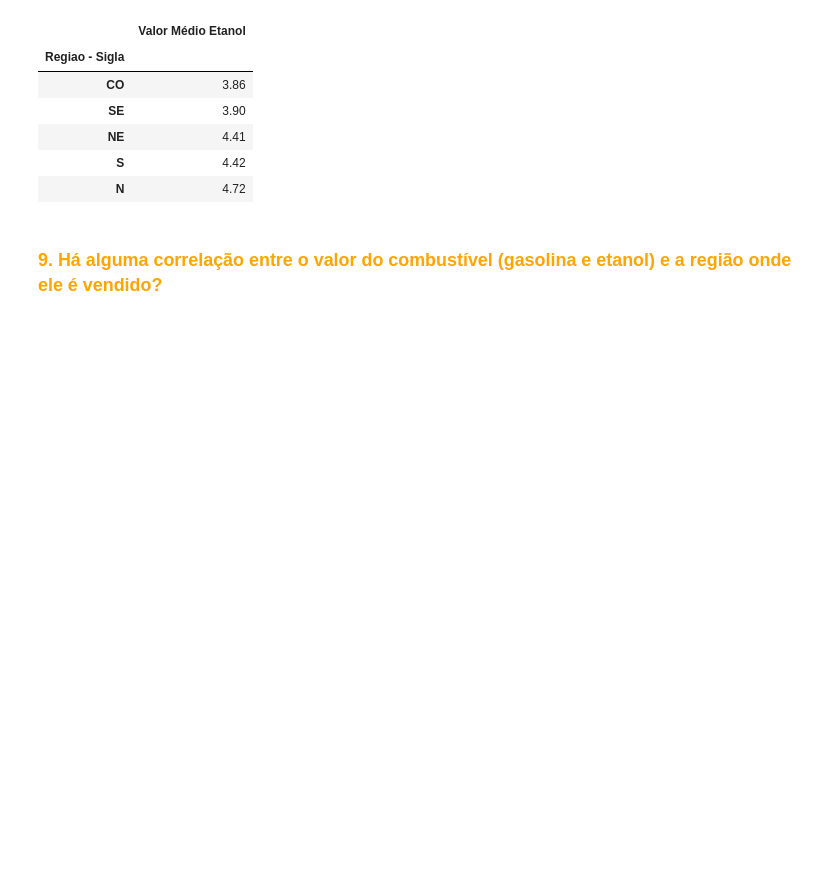
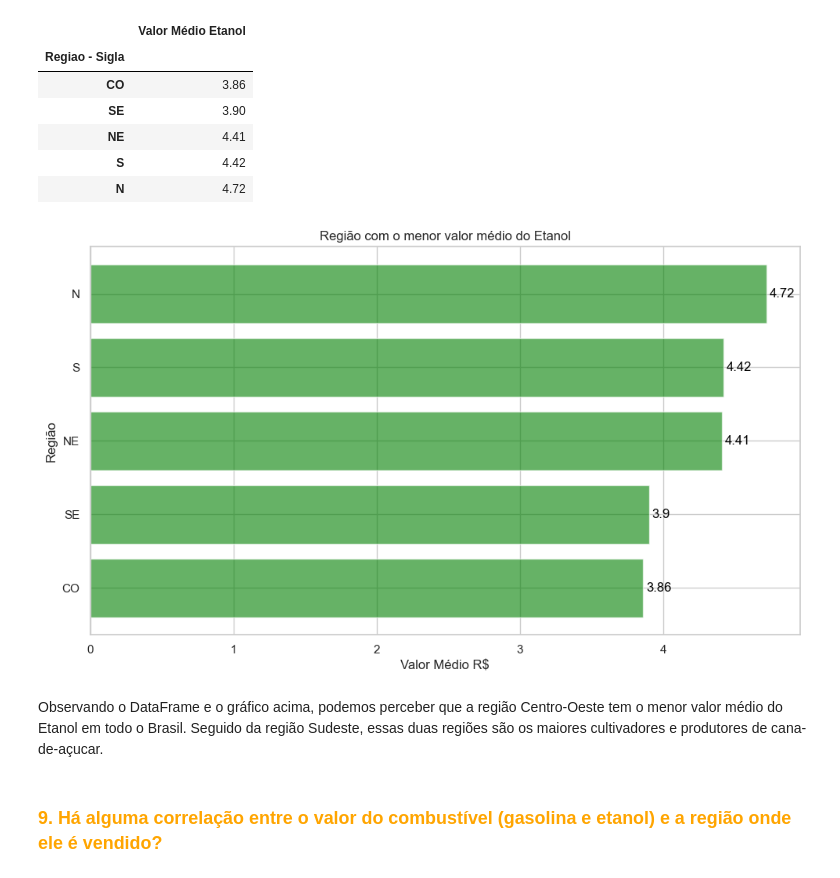
Before and after one commit to gideoni-santos/projeto-squad5-m4, a Jupyter notebook: Analise_combustiveis.ipynb, the cells around one changed output. Drawn from its saved outputs; the diff is of its cells as text; code cells hidden in the pictures; blank space fills up the shorter version.

```diff
--- a/Analise_combustiveis.ipynb
+++ b/Analise_combustiveis.ipynb
@@ -1059,6 +1090,31 @@ df_top5_regioes_etanol
 | NE | 4.41 |
 | S | 4.42 |
 | N | 4.72 |
+# %%
+# Criar um array de índices para as regiões
+indices = np.arange(len(df_top5_regioes_etanol))
+
+# Plotar o gráfico de barras horizontal
+plt.figure(figsize=(10, 6))
+
+plt.barh(indices, df_top5_regioes_etanol['Valor Médio Etanol'], color='green', alpha=0.6)
+
+# Adicionar os valores nas barras
+for i, v in enumerate(df_top5_regioes_etanol['Valor Médio Etanol']):
+    plt.text(v + 0.02, i, str(v), ha='left', va='center', color='black')
+
+plt.title('Região com o menor valor médio do Etanol')
+plt.xlabel('Valor Médio R$')
+plt.ylabel('Região')
+plt.yticks(indices, df_top5_regioes_etanol.index)
+plt.tight_layout()
+
+# Exibir o gráfico
+plt.show()
+# %% [output]
+[figure, added]
+# %% [markdown]
+Observando o DataFrame e o gráfico acima, podemos perceber que a região Centro-Oeste tem o menor valor médio do Etanol em todo o Brasil. Seguido da região Sudeste, essas duas regiões são os maiores cultivadores e produtores de cana-de-açucar.
 # %% [markdown]
 ###  <font color = orange>**9. Há alguma correlação entre o valor do combustível (gasolina e etanol) e a região onde ele é vendido?**
 # %%
```
Also changed, not shown: parts of 3 cells of this notebook.
